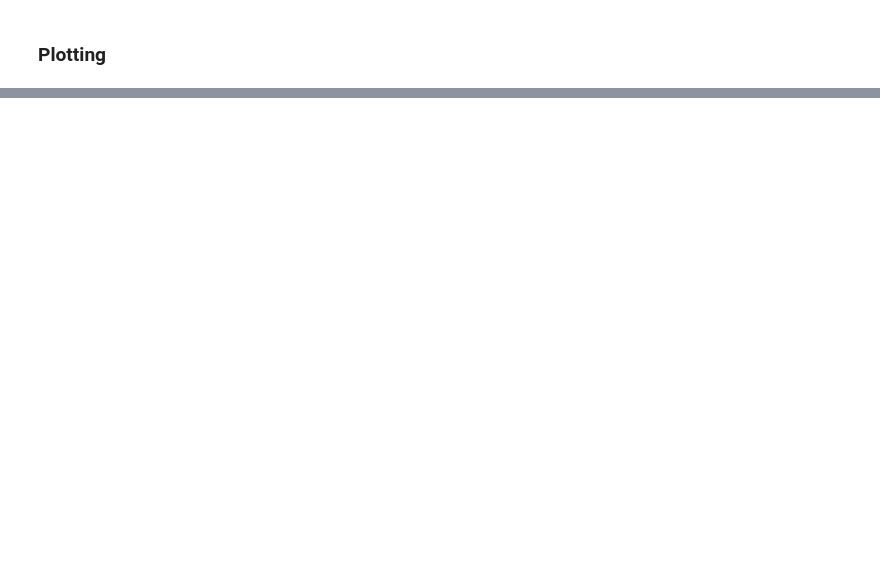
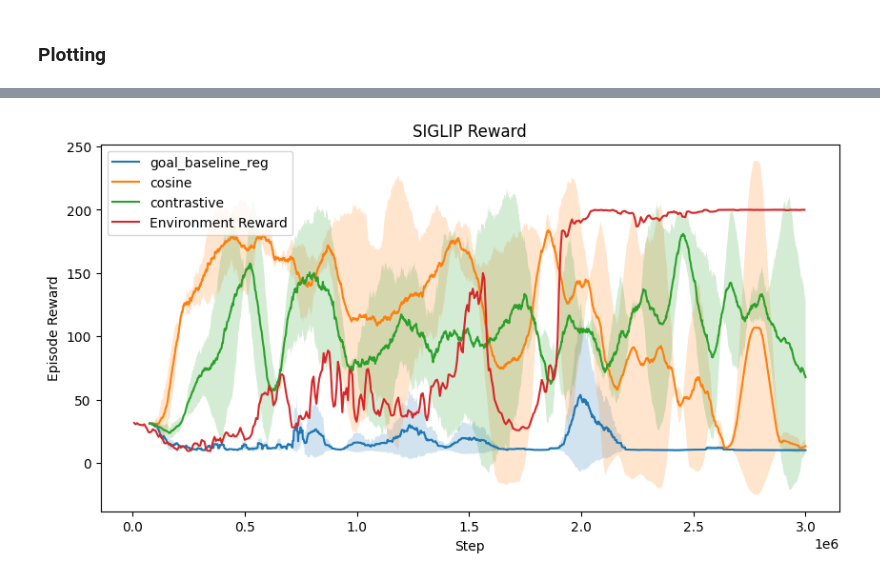
Before and after one commit to JiahuiKChen/vlmrm_plotting, a Jupyter notebook: all_VLM.ipynb, the cells around one changed output, grey strips where cells are left out. Saved outputs shown, nothing was run; the diff lists cells and outputs as text; code cells hidden in the pictures; blank space fills up the shorter version.

```diff
--- a/all_VLM.ipynb
+++ b/all_VLM.ipynb
@@ -194,0 +305,4 @@ plot(clip_reward_csv, "goal_baseline_reg")
+# %%
+plot_by_m("siglip")
+# %% [output]
+[figure, added]
```
Also changed, not shown: parts of 24 cells of this notebook, 4 other files.
